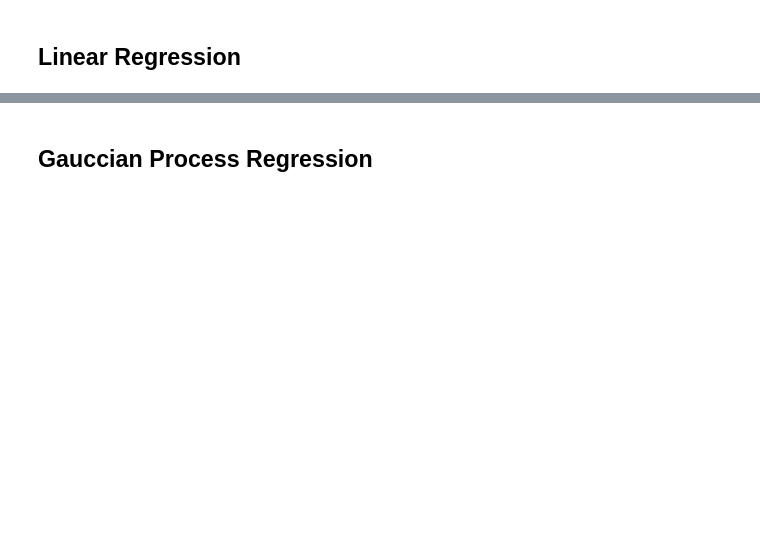
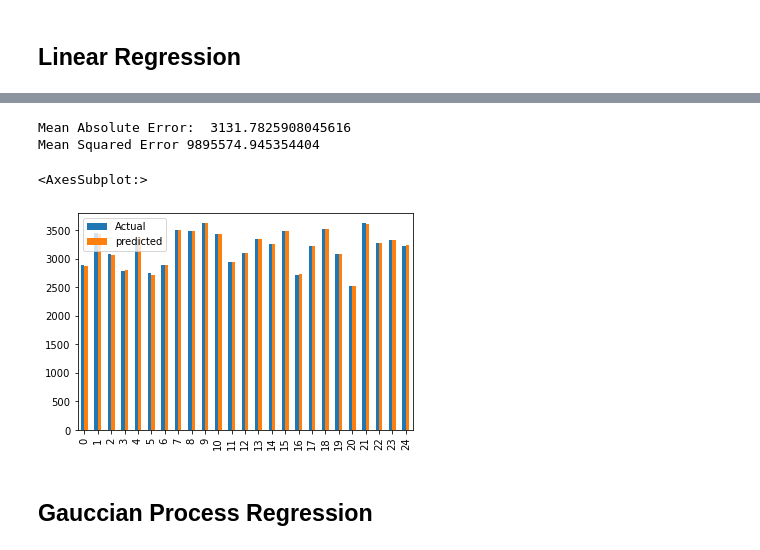
Before and after one commit to pro10150/stock-prediction, a Jupyter notebook: stock-prediction.ipynb, the cells around one changed output, grey strips where cells are left out. Saved outputs shown, nothing was run; the diff lists cells and outputs as text; code cells hidden in the pictures; blank space fills up the shorter version.

```diff
--- a/stock-prediction.ipynb
+++ b/stock-prediction.ipynb
@@ -1580,0 +2198,5 @@ Area Under Curve score:  0.529986962190352
+# %%
+from sklearn.preprocessing import StandardScaler
+sc = StandardScaler()
+X_train = sc.fit_transform(X_train)
+X_test = sc.transform(X_test)
@@ -1580,0 +2207,5 @@ Area Under Curve score:  0.529986962190352
+# %%
+lr = LinearRegression()
+lr.fit(X_train, y_train)
+print('Slope:', lr.coef_)
+print('Intercept:', lr.intercept_)
@@ -1580,0 +2219,3 @@ Area Under Curve score:  0.529986962190352
+# %%
+predicted = lr.predict(X_train)
+print(predicted)
@@ -1581,3 +2240,19 @@ Area Under Curve score:  0.529986962190352
+# %%
+dframe = pd.DataFrame({'Actual':y_train.flatten(),'predicted':predicted.flatten()})
+# %%
+#evaluate("reg", y_test, y_pred)
+
+lrEval = evaluate(reg, y_test, y_pred)
+printEval(reg, lrEval)
+# %% [output]
+Mean Absolute Error:  3131.7825908045616
+Mean Squared Error 9895574.945354404
+# %%
+graph = dframe.head(25)
+graph.plot(kind='bar')
+# %% [output]
+<AxesSubplot:>
+[figure, added]
 # %% [markdown]
 <h2>Gauccian Process Regression</h2>
 # %%
```
Also changed, not shown: parts of 70 cells of this notebook.
